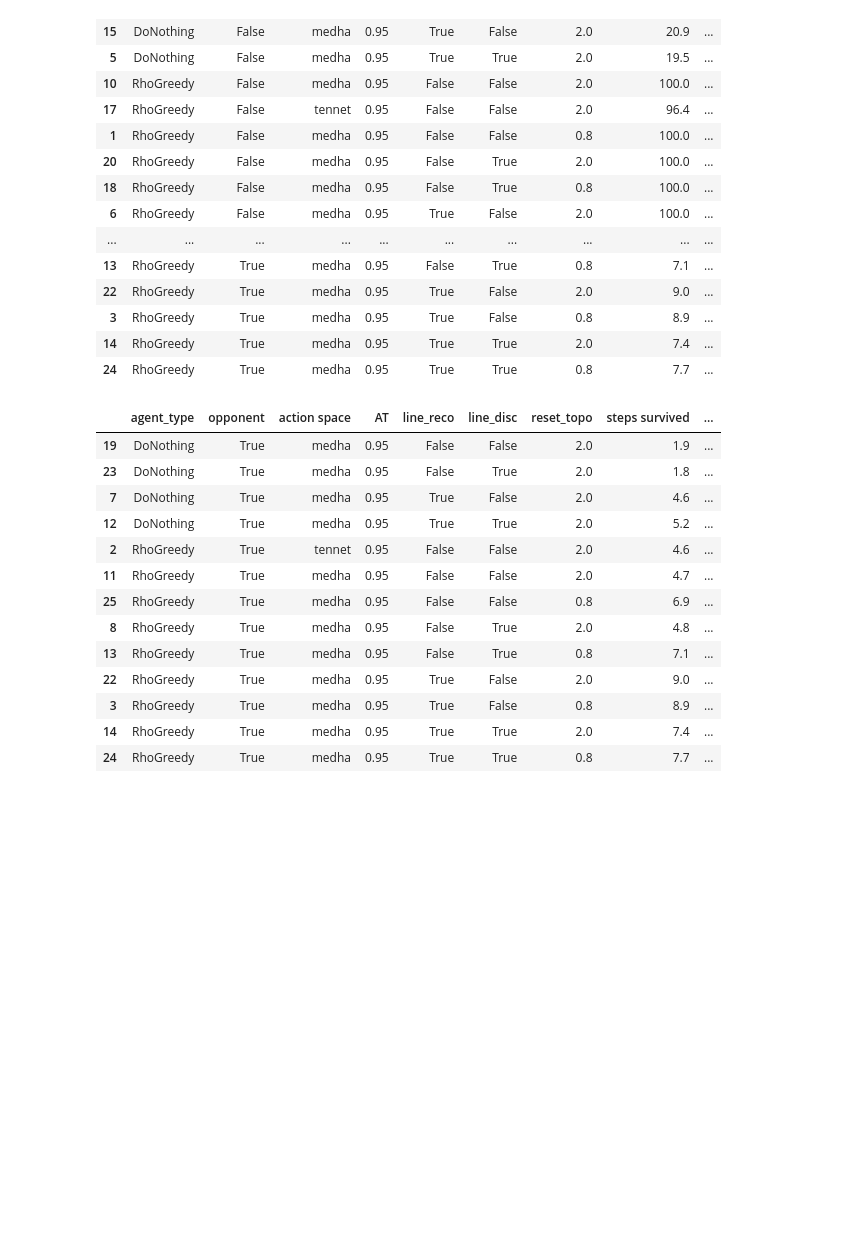
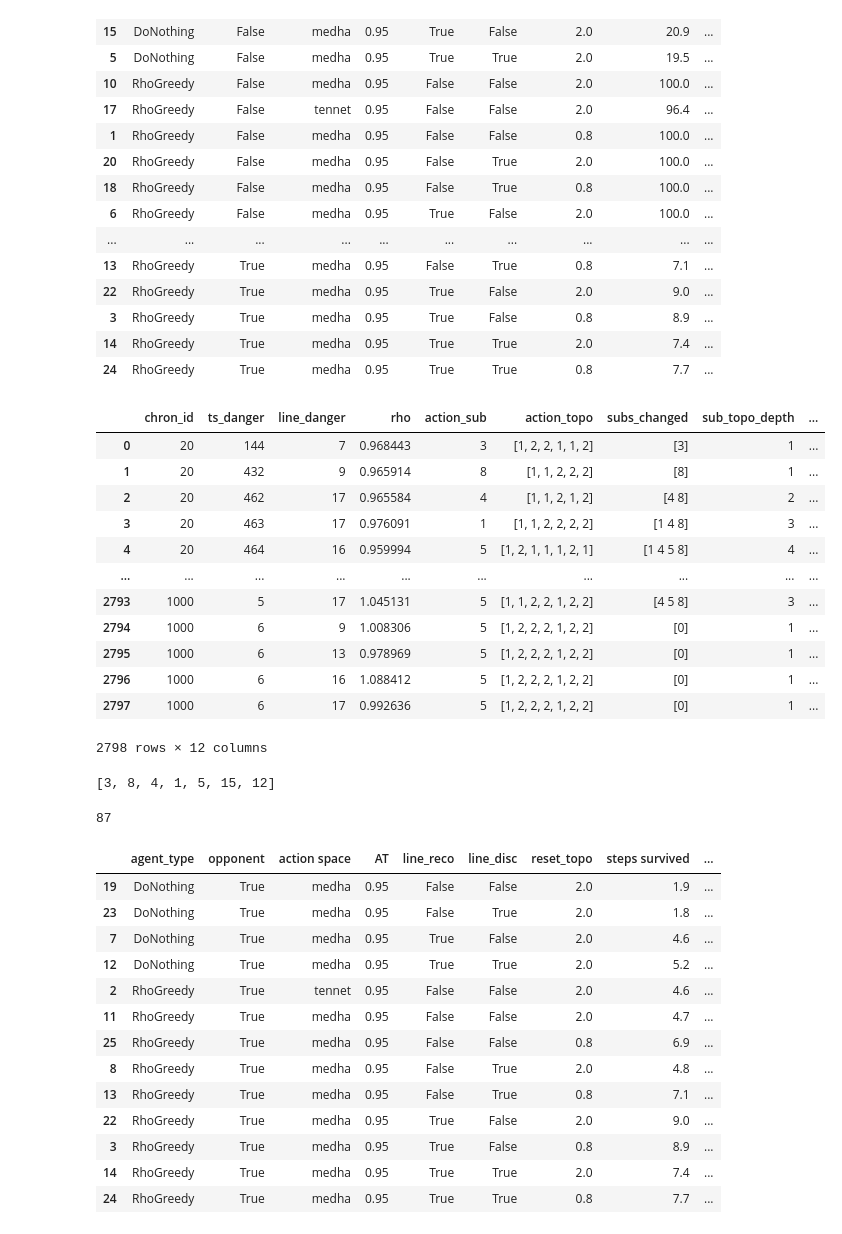
Before and after one commit to EricavanderSar/rl4pnc-survey, a Jupyter notebook: Agent_evaluation.ipynb, the cells around one changed output. Drawn from its saved outputs; the diff is of its cells as text; code cells hidden in the pictures; blank space fills up the shorter version.

Commit message:
Adding extra columns of data in agent evaluation'

```diff
--- a/Agent_evaluation.ipynb
+++ b/Agent_evaluation.ipynb
@@ -14,6 +14,7 @@ file_name_ep_data = "survival.csv"
 file_name_action_data = "line_action_topo_data.csv"
 file_name_env_config = 'env_config.json'
 max_env_steps = 8064
+size_case = 14
 
 # Initialization of data lists
 summarized_data = []
@@ -44,6 +45,16 @@ for dir in os.listdir(path):
         mean_max_exec_time = ep_data['max exec time'].mean()
         mean_exec_time = ep_data['mean exec time'].mean()
 
+        # get data from action_data (which is all ts for which rho.max() > activation_threshold = 0.95)
+        action_exec_time = action_data['agent_exec_time'].mean()
+        ts_overloaded = len(action_data[action_data['rho']>1.0])/len(ep_data) # mean ts_activated/episode
+        unique_actions = len(action_data[['action_sub', 'action_topo']].drop_duplicates())
+        unique_line_danger = len(action_data.line_danger.unique())
+        subs_changed = action_data.action_sub.unique()
+        subs_changed = np.delete(subs_changed, np.where(subs_changed>size_case))
+        n_subs_changed = len(subs_changed)
+        max_topo_depth = action_data['sub_topo_depth'].max()
+
         # Add a row to the list
         summarized_data.append({
             'agent_type': agent_type,
@@ -54,8 +65,15 @@ for dir in os.listdir(path):
             'line_disc': rules['line_disc'],
             'reset_topo': rules['reset_topo'],
             'steps survived': round(mean_ts_survived / max_env_steps * 100,1),
+            'steps overloaded': round(ts_overloaded / mean_ts_survived * 100,3),
             'execution time [ms]': round(mean_exec_time*1000, 3),
-            'max execution time [ms]': round(mean_max_exec_time*1000, 3)
+            'agent execution time [ms]': round(action_exec_time*1000, 3),
+            'maximum topology depth': max_topo_depth,
+            'unique actions': unique_actions,
+            'unique lines in danger': unique_line_danger,
+            'unqique subs changed': n_subs_changed,
+            'substations changed': subs_changed,
+            # 'max execution time [ms]': round(mean_max_exec_time*1000, 3)
         })
 
         # For boxplots:
@@ -99,6 +117,30 @@ display(summary_table)
 | 3 | RhoGreedy | True | medha | 0.95 | True | False | 0.8 | 8.9 | ... |
 | 14 | RhoGreedy | True | medha | 0.95 | True | True | 2.0 | 7.4 | ... |
 | 24 | RhoGreedy | True | medha | 0.95 | True | True | 0.8 | 7.7 | ... |
+# %%
+display(action_data)
+# %% [output]
+|  | chron_id | ts_danger | line_danger | rho | action_sub | action_topo | subs_changed | sub_topo_depth | ... |
+| 0 | 20 | 144 | 7 | 0.968443 | 3 | [1, 2, 2, 1, 1, 2] | [3] | 1 | ... |
+| 1 | 20 | 432 | 9 | 0.965914 | 8 | [1, 1, 2, 2, 2] | [8] | 1 | ... |
+| 2 | 20 | 462 | 17 | 0.965584 | 4 | [1, 1, 2, 1, 2] | [4 8] | 2 | ... |
+| 3 | 20 | 463 | 17 | 0.976091 | 1 | [1, 1, 2, 2, 2, 2] | [1 4 8] | 3 | ... |
+| 4 | 20 | 464 | 16 | 0.959994 | 5 | [1, 2, 1, 1, 1, 2, 1] | [1 4 5 8] | 4 | ... |
+| ... | ... | ... | ... | ... | ... | ... | ... | ... | ... |
+| 2793 | 1000 | 5 | 17 | 1.045131 | 5 | [1, 1, 2, 2, 1, 2, 2] | [4 5 8] | 3 | ... |
+| 2794 | 1000 | 6 | 9 | 1.008306 | 5 | [1, 2, 2, 2, 1, 2, 2] | [0] | 1 | ... |
+| 2795 | 1000 | 6 | 13 | 0.978969 | 5 | [1, 2, 2, 2, 1, 2, 2] | [0] | 1 | ... |
+| 2796 | 1000 | 6 | 16 | 1.088412 | 5 | [1, 2, 2, 2, 1, 2, 2] | [0] | 1 | ... |
+| 2797 | 1000 | 6 | 17 | 0.992636 | 5 | [1, 2, 2, 2, 1, 2, 2] | [0] | 1 | ... |
+2798 rows × 12 columns
+# %%
+action_data.action_sub.unique().tolist()
+# %% [output]
+[3, 8, 4, 1, 5, 15, 12]
+# %%
+len(action_data[['action_sub', 'action_topo']].drop_duplicates())
+# %% [output]
+87
 # %%
 data_with_opponent = summary_table[summary_table['opponent']]
 display(data_with_opponent)
```
Also changed, not shown: parts of 2 cells of this notebook.
